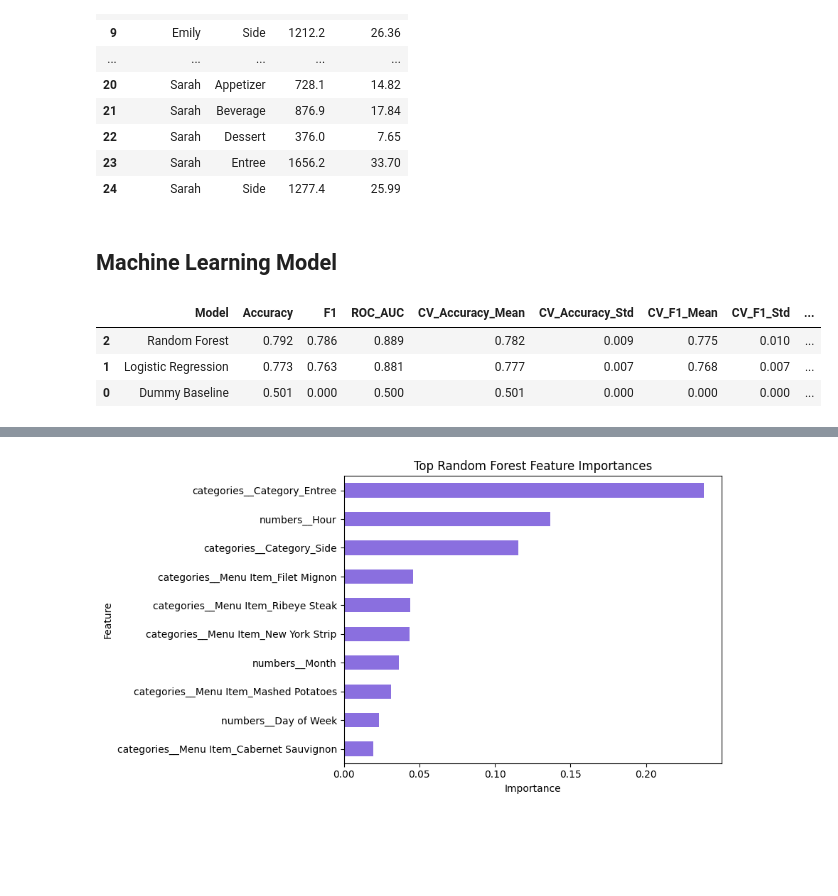
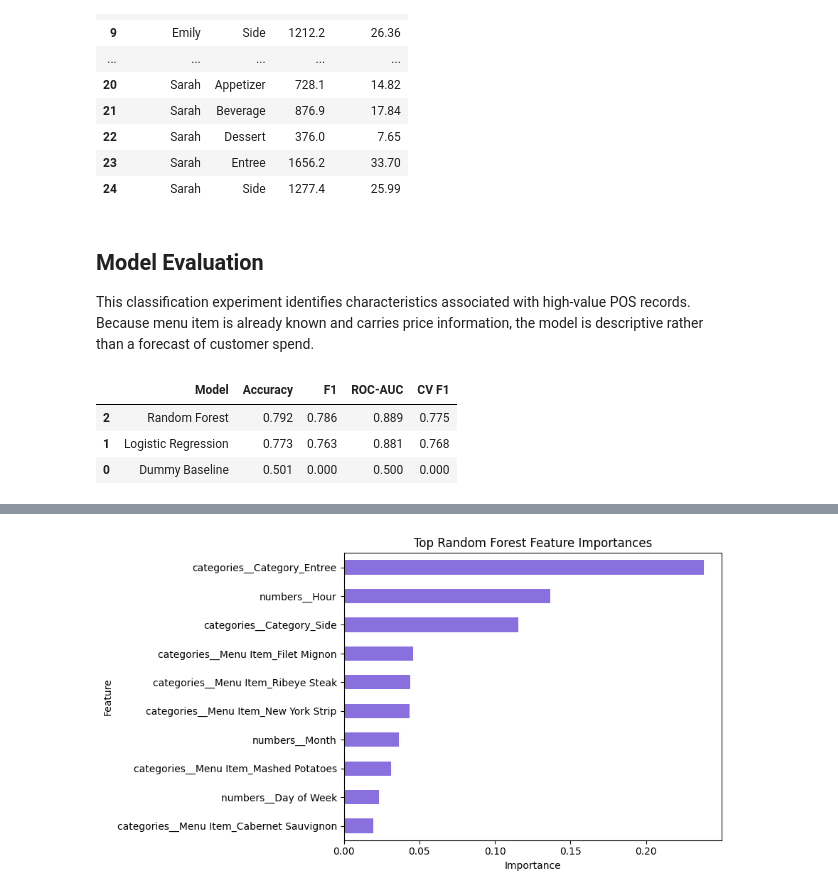
Before and after one commit to antoguarr/RestaurantAnalytics, a Jupyter notebook: notebooks/eda.ipynb, the cells around one changed output, grey strips where cells are left out. Saved outputs shown, nothing was run; the diff lists cells and outputs as text; code cells hidden in the pictures; blank space fills up the shorter version.

Commit message:
Align analytics terminology and model presentation

```diff
--- a/notebooks/eda.ipynb
+++ b/notebooks/eda.ipynb
@@ -355,15 +355,19 @@ server_category_mix.round(2)
 | 23 | Sarah | Entree | 1656.2 | 33.70 |
 | 24 | Sarah | Side | 1277.4 | 25.99 |
 # %% [markdown]
-## Machine Learning Model
+## Model Evaluation
+
+This classification experiment identifies characteristics associated with high-value POS records. Because menu item is already known and carries price information, the model is descriptive rather than a forecast of customer spend.
 # %%
 model_evaluation = evaluate_revenue_models(df)
-model_evaluation["summary"].round(3)
+model_evaluation["summary"][["Model", "Accuracy", "F1", "ROC_AUC", "CV_F1_Mean"]].rename(
+    columns={"ROC_AUC": "ROC-AUC", "CV_F1_Mean": "CV F1"}
+).round(3)
 # %% [output]
-|  | Model | Accuracy | F1 | ROC_AUC | CV_Accuracy_Mean | CV_Accuracy_Std | CV_F1_Mean | CV_F1_Std | ... |
-| 2 | Random Forest | 0.792 | 0.786 | 0.889 | 0.782 | 0.009 | 0.775 | 0.010 | ... |
-| 1 | Logistic Regression | 0.773 | 0.763 | 0.881 | 0.777 | 0.007 | 0.768 | 0.007 | ... |
-| 0 | Dummy Baseline | 0.501 | 0.000 | 0.500 | 0.501 | 0.000 | 0.000 | 0.000 | ... |
+|  | Model | Accuracy | F1 | ROC-AUC | CV F1 |
+| 2 | Random Forest | 0.792 | 0.786 | 0.889 | 0.775 |
+| 1 | Logistic Regression | 0.773 | 0.763 | 0.881 | 0.768 |
+| 0 | Dummy Baseline | 0.501 | 0.000 | 0.500 | 0.000 |
 # %%
 random_forest_results = model_evaluation["models"]["Random Forest"]
 
```
Also changed, not shown: parts of 9 cells of this notebook, 16 other files.
